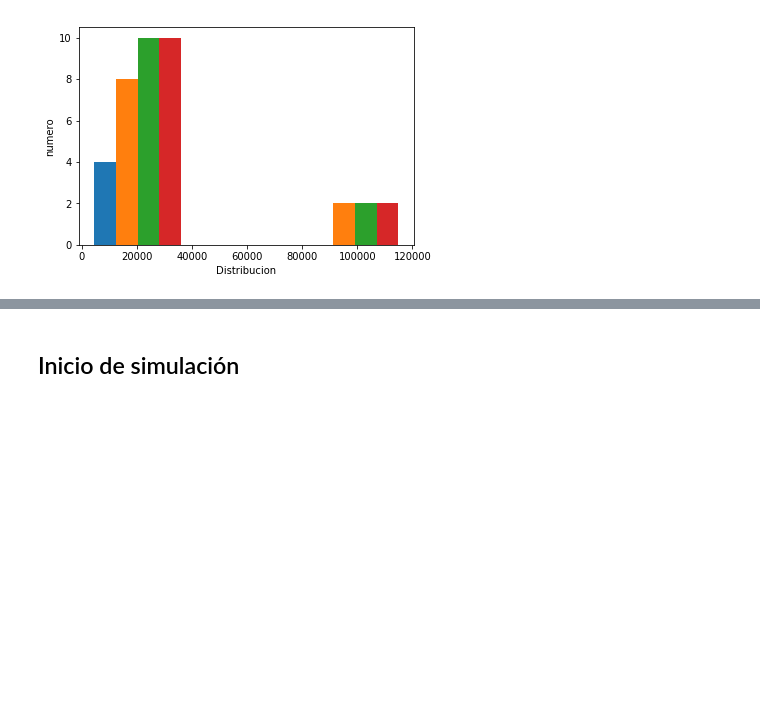
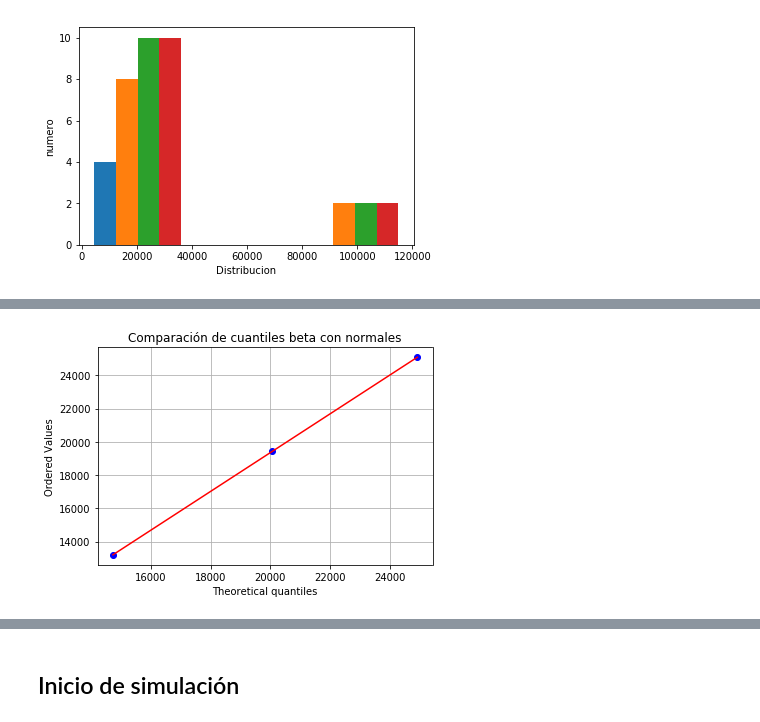
Before and after one commit to jsalomon97/proyecto_simmat, a Jupyter notebook: CODE/GuiaProyecto_simulacion.ipynb, the cells around one changed output, grey strips where cells are left out. Cells and saved outputs as stored; diff of their text form; code cells hidden in the pictures; blank space fills up the shorter version.

```diff
--- a/CODE/GuiaProyecto_simulacion.ipynb
+++ b/CODE/GuiaProyecto_simulacion.ipynb
@@ -113,0 +157,12 @@ plt.show()
+# %%
+param = st.beta.fit(primermm)
+a = param[0]
+b = param[1]
+m = param[2]
+d = param[3]
+res = st.probplot(primermm, sparams=(a,b,m,d),plot=plt, dist='beta')
+plt.title('Comparación de cuantiles beta con normales')
+plt.grid()
+plt.show()
+# %% [output]
+[figure, added]
```
Also changed, not shown: parts of 24 cells of this notebook.
